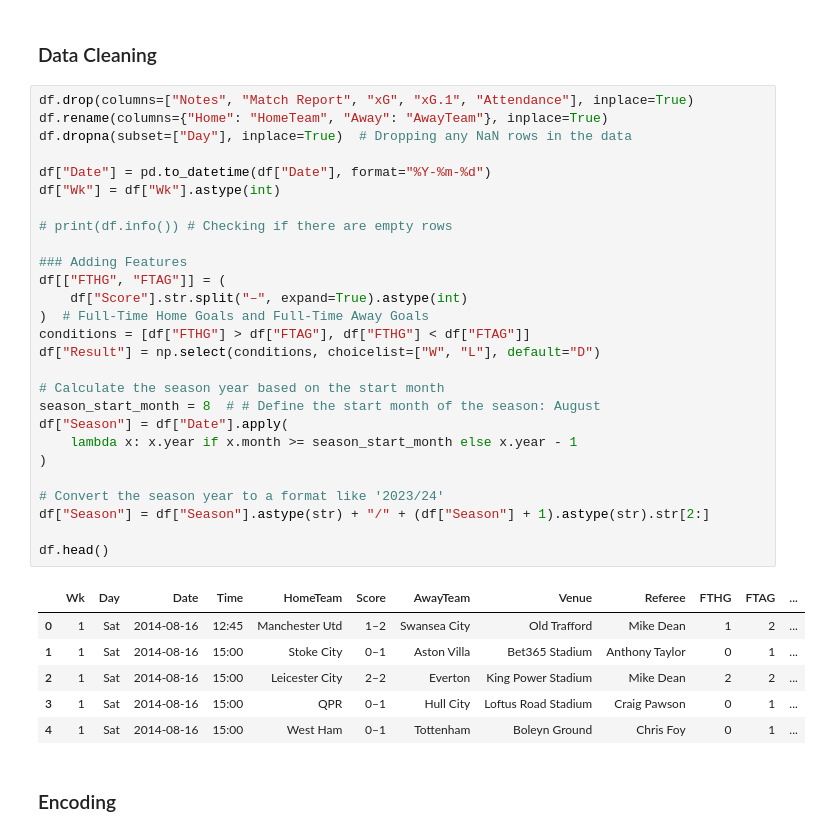
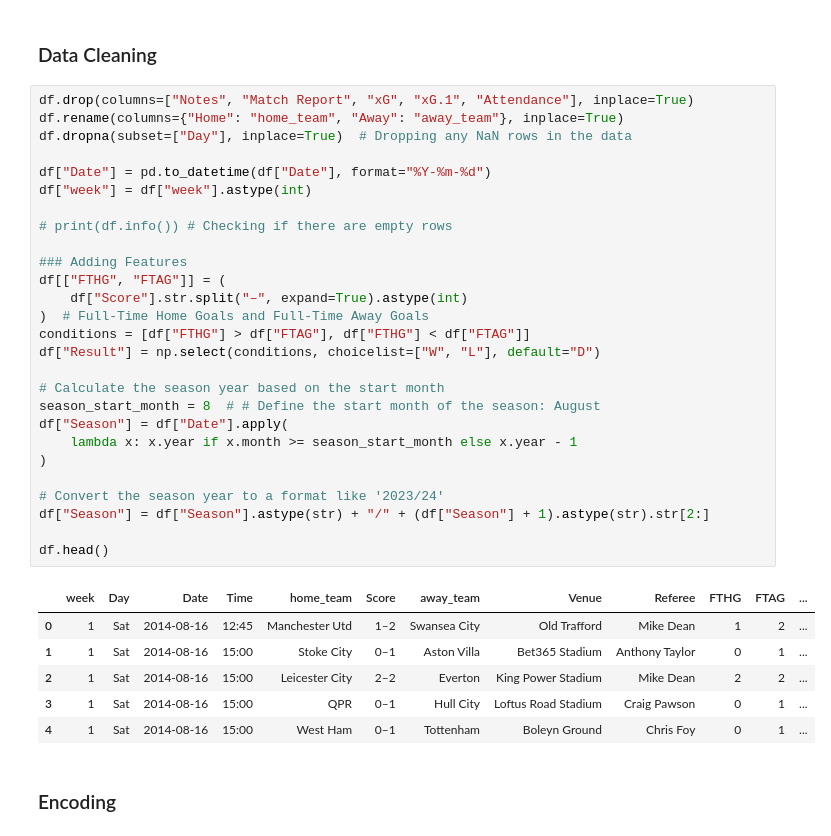
Before and after one commit to Loughlin1/EPL_ML_PREDICTOR, a Jupyter notebook: backend/app/services/development_notebooks/2_Training.ipynb, the cells around one changed output. Cells and saved outputs as stored; diff of their text form.

Commit message:
Integrating loading of data using database and fixing changes in column names

```diff
--- a/backend/app/services/development_notebooks/2_Training.ipynb
+++ b/backend/app/services/development_notebooks/2_Training.ipynb
@@ -56,33 +56,33 @@ df.head()
 ### Data Cleaning
 # %%
 df.drop(columns=["Notes", "Match Report", "xG", "xG.1", "Attendance"], inplace=True)
-df.rename(columns={"Home": "HomeTeam", "Away": "AwayTeam"}, inplace=True)
+df.rename(columns={"Home": "home_team", "Away": "away_team"}, inplace=True)
 df.dropna(subset=["Day"], inplace=True)  # Dropping any NaN rows in the data
 
 df["Date"] = pd.to_datetime(df["Date"], format="%Y-%m-%d")
-df["Wk"] = df["Wk"].astype(int)
+df["week"] = df["week"].astype(int)
 
 # print(df.info()) # Checking if there are empty rows
 
 ### Adding Features
 df[["FTHG", "FTAG"]] = (
     df["Score"].str.split("–", expand=True).astype(int)
 )  # Full-Time Home Goals and Full-Time Away Goals
 conditions = [df["FTHG"] > df["FTAG"], df["FTHG"] < df["FTAG"]]
 df["Result"] = np.select(conditions, choicelist=["W", "L"], default="D")
 
 # Calculate the season year based on the start month
 season_start_month = 8  # # Define the start month of the season: August
 df["Season"] = df["Date"].apply(
     lambda x: x.year if x.month >= season_start_month else x.year - 1
 )
 
 # Convert the season year to a format like '2023/24'
 df["Season"] = df["Season"].astype(str) + "/" + (df["Season"] + 1).astype(str).str[2:]
 
 df.head()
 # %% [output]
-|  | Wk | Day | Date | Time | HomeTeam | Score | AwayTeam | Venue | Referee | FTHG | FTAG | ... |
+|  | week | Day | Date | Time | home_team | Score | away_team | Venue | Referee | FTHG | FTAG | ... |
 | 0 | 1 | Sat | 2014-08-16 | 12:45 | Manchester Utd | 1–2 | Swansea City | Old Trafford | Mike Dean | 1 | 2 | ... |
 | 1 | 1 | Sat | 2014-08-16 | 15:00 | Stoke City | 0–1 | Aston Villa | Bet365 Stadium | Anthony Taylor | 0 | 1 | ... |
 | 2 | 1 | Sat | 2014-08-16 | 15:00 | Leicester City | 2–2 | Everton | King Power Stadium | Mike Dean | 2 | 2 | ... |
```
Also changed, not shown: parts of 7 cells of this notebook, 36 other files.
